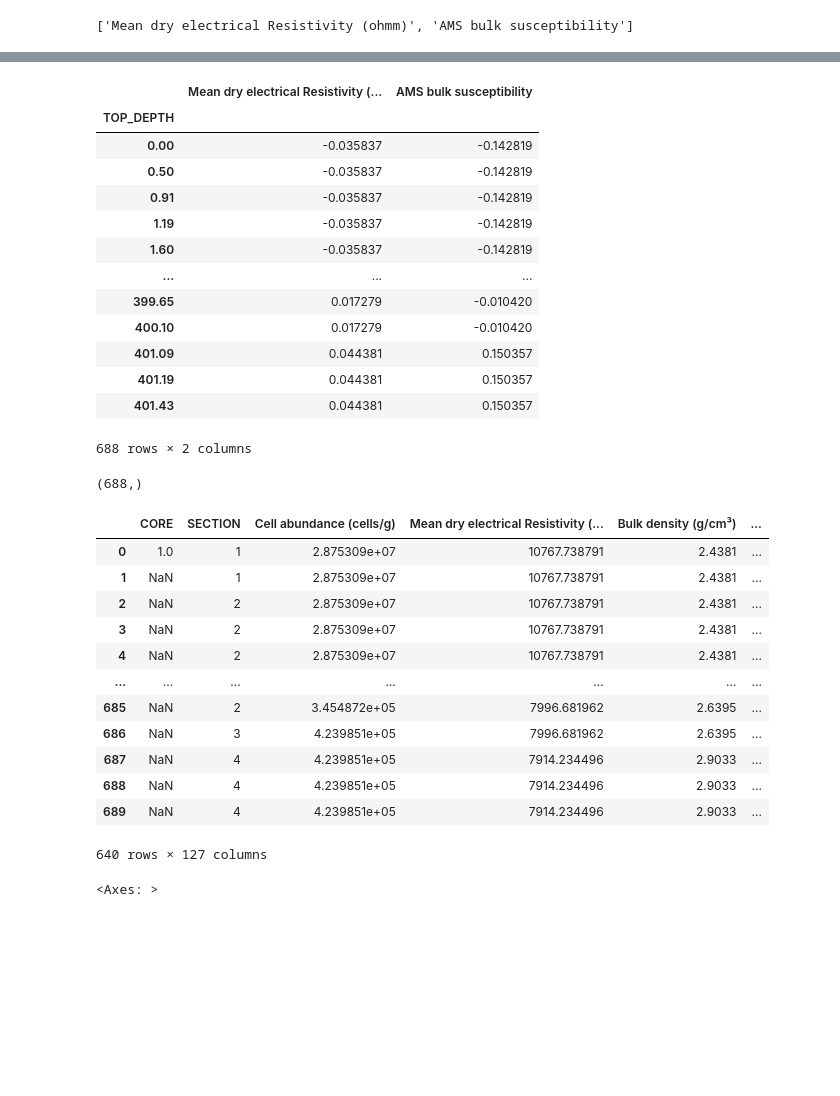
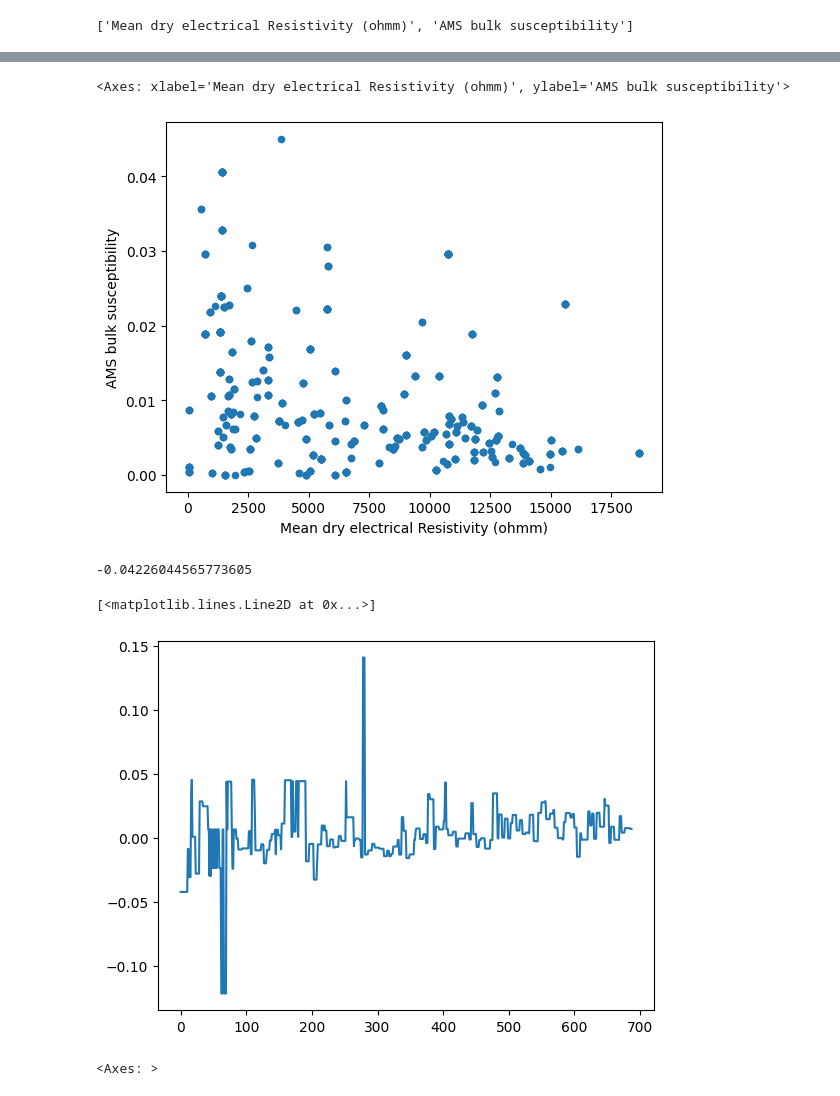
Before and after one commit to SerpRateAI/AI-pipeline-boreholes, a Jupyter notebook: ams-resist-analysis.ipynb, the cells around one changed output, grey strips where cells are left out. Drawn from its saved outputs; the diff is of its cells as text; code cells hidden in the pictures; blank space fills up the shorter version.

```diff
--- a/ams-resist-analysis.ipynb
+++ b/ams-resist-analysis.ipynb
@@ -460,17 +469,5 @@ fig.tight_layout()
 # %%
-shap_df
+df.plot.scatter('Mean dry electrical Resistivity (ohmm)', 'AMS bulk susceptibility')
 # %% [output]
-|  | Mean dry electrical Resistivity (... | AMS bulk susceptibility |
-| TOP_DEPTH |  |  |
-| 0.00 | -0.035837 | -0.142819 |
-| 0.50 | -0.035837 | -0.142819 |
-| 0.91 | -0.035837 | -0.142819 |
-| 1.19 | -0.035837 | -0.142819 |
-| 1.60 | -0.035837 | -0.142819 |
-| ... | ... | ... |
-| 399.65 | 0.017279 | -0.010420 |
-| 400.10 | 0.017279 | -0.010420 |
-| 401.09 | 0.044381 | 0.150357 |
-| 401.19 | 0.044381 | 0.150357 |
-| 401.43 | 0.044381 | 0.150357 |
-688 rows × 2 columns
+<Axes: xlabel='Mean dry electrical Resistivity (ohmm)', ylabel='AMS bulk susceptibility'>
+[figure, added]
@@ -477,23 +476,12 @@ shap_df
 # %%
-# df.TOP_DEPTH.shape
+shap_interaction_values[0][0][1]
 # %% [output]
-(688,)
+-0.04226044565773605
 # %%
-# df.drop_duplicates(subset='TOP_DEPTH')
+plt.plot(shap_interaction_values[:,:,1][:,0])
 # %% [output]
-|  | CORE | SECTION | Cell abundance (cells/g) | Mean dry electrical Resistivity (... | Bulk density (g/cm³) | ... |
-| 0 | 1.0 | 1 | 2.875309e+07 | 10767.738791 | 2.4381 | ... |
-| 1 | NaN | 1 | 2.875309e+07 | 10767.738791 | 2.4381 | ... |
-| 2 | NaN | 2 | 2.875309e+07 | 10767.738791 | 2.4381 | ... |
-| 3 | NaN | 2 | 2.875309e+07 | 10767.738791 | 2.4381 | ... |
-| 4 | NaN | 2 | 2.875309e+07 | 10767.738791 | 2.4381 | ... |
-| ... | ... | ... | ... | ... | ... | ... |
-| 685 | NaN | 2 | 3.454872e+05 | 7996.681962 | 2.6395 | ... |
-| 686 | NaN | 3 | 4.239851e+05 | 7996.681962 | 2.6395 | ... |
-| 687 | NaN | 4 | 4.239851e+05 | 7914.234496 | 2.9033 | ... |
-| 688 | NaN | 4 | 4.239851e+05 | 7914.234496 | 2.9033 | ... |
-| 689 | NaN | 4 | 4.239851e+05 | 7914.234496 | 2.9033 | ... |
-640 rows × 127 columns
+[<matplotlib.lines.Line2D at 0x...>]
+[figure, added]
 # %%
 # df[df.TOP_DEPTH.between(50, 100)].TOP_DEPTH.sort_values().plot()
 # %% [output]
```
Also changed, not shown: parts of 2 cells of this notebook.
